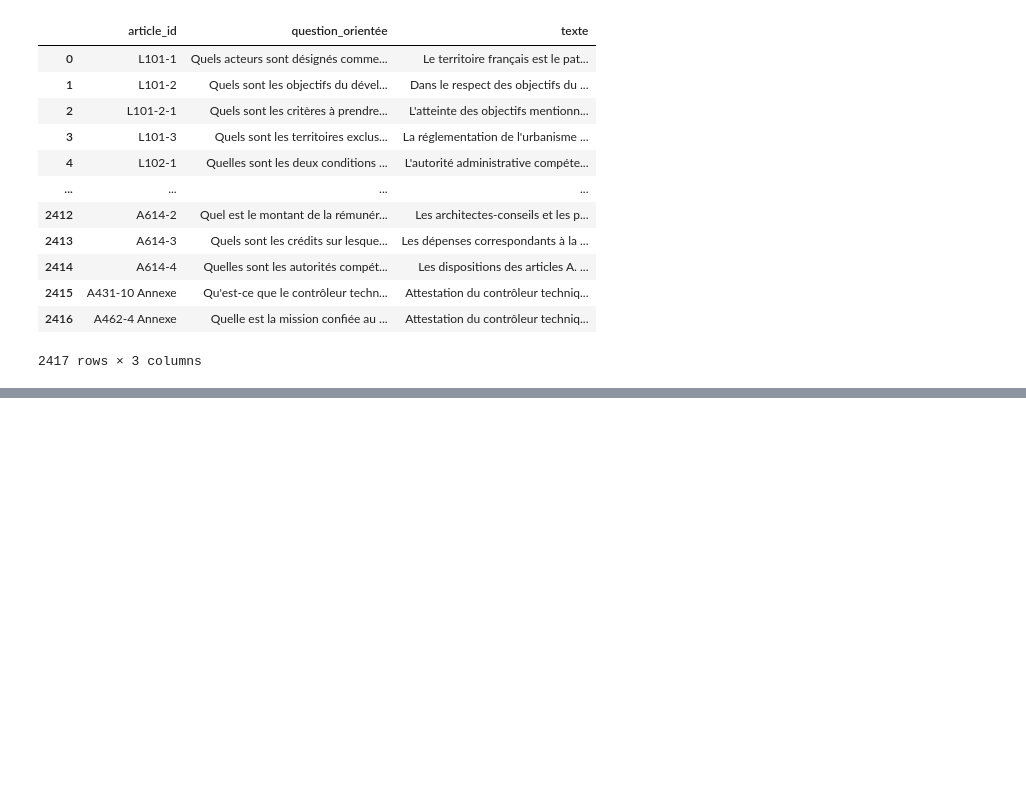
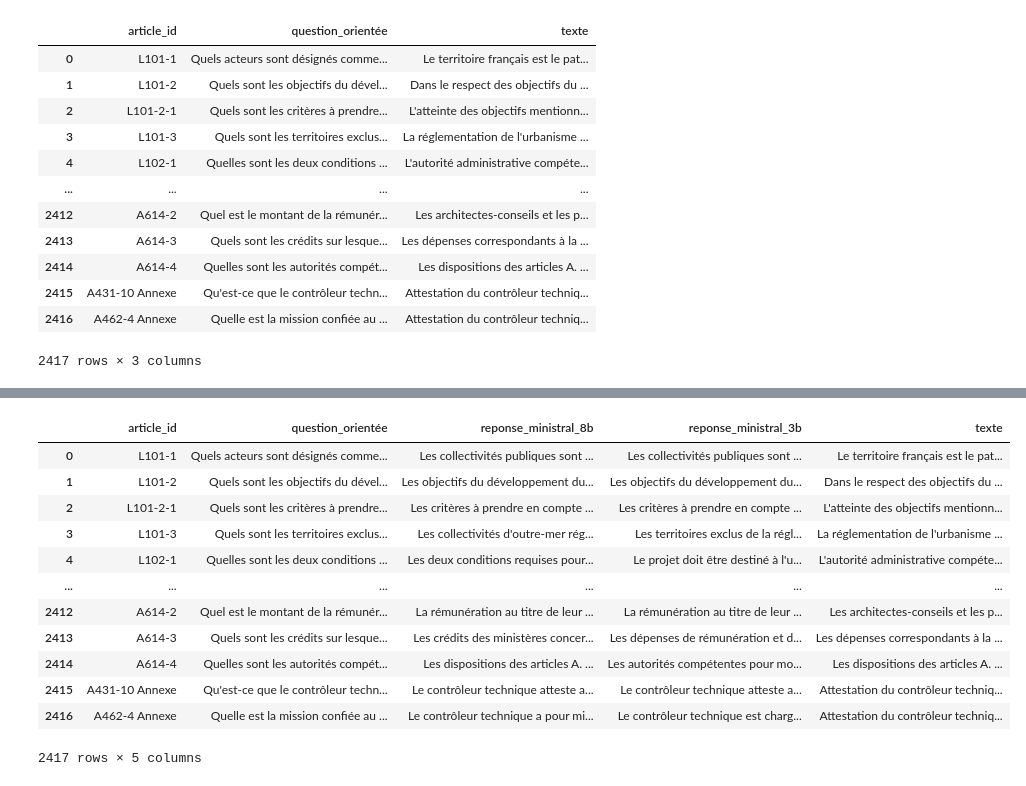
Before and after one commit to Gjeffroy/LLM_finetuning, a Jupyter notebook: Preparing_training_data.ipynb, the cells around one changed output, grey strips where cells are left out. Drawn from its saved outputs; the diff is of its cells as text; code cells hidden in the pictures; blank space fills up the shorter version.

```diff
--- a/Preparing_training_data.ipynb
+++ b/Preparing_training_data.ipynb
@@ -279,0 +262,41 @@ await process_responses(df)
+# %%
+from tqdm.notebook import tqdm
+import time
+import pandas as pd
+
+def decrease_time_to_wait(time_to_wait):
+  if time_to_wait > 0:
+    time_to_wait -= 1
+  return time_to_wait
+
+def increase_time_to_wait(time_to_wait):
+  time_to_wait += 1
+  return time_to_wait
+
+col_name = 'reponse_ministral_8b'
+
+if col_name not in df.columns:
+  df[col_name] = pd.NA
+
+time_to_wait = 10
+
+for i in tqdm(range(len(df))):
+  done = False
+  print('Iteration: ', i)
+  # if not na
+  if pd.notna(df.loc[i, col_name]):
+    print('Already done')
+    continue
+  while not done:
+    try:
+      df.loc[i, col_name] = generate_response_mistralAI(prompt.format(df['question_orientée'][i], df['texte'][i]))
+      time_to_wait = decrease_time_to_wait(time_to_wait)
+      done = True
+      print('Succeded! new time to wait :', time_to_wait)
+    except Exception as e:
+      time.sleep(time_to_wait)
+      time_to_wait = increase_time_to_wait(time_to_wait)
+      print('Failed! new time to wait :', time_to_wait)
+
+# encoding for latin character
+df.to_csv('df_reponse_orientees_mistral.csv', index=False, sep=';', encoding='latin1')
@@ -279,0 +321,16 @@ await process_responses(df)
+# %%
+df[['article_id', 'question_orientée', 'reponse_ministral_8b', 'reponse_ministral_3b', 'texte']]
+# %% [output]
+|  | article_id | question_orientée | reponse_ministral_8b | reponse_ministral_3b | texte |
+| 0 | L101-1 | Quels acteurs sont désignés comme... | Les collectivités publiques sont ... | Les collectivités publiques sont ... | Le territoire français est le pat... |
+| 1 | L101-2 | Quels sont les objectifs du dével... | Les objectifs du développement du... | Les objectifs du développement du... | Dans le respect des objectifs du ... |
+| 2 | L101-2-1 | Quels sont les critères à prendre... | Les critères à prendre en compte ... | Les critères à prendre en compte ... | L'atteinte des objectifs mentionn... |
+| 3 | L101-3 | Quels sont les territoires exclus... | Les collectivités d'outre-mer rég... | Les territoires exclus de la régl... | La réglementation de l'urbanisme ... |
+| 4 | L102-1 | Quelles sont les deux conditions ... | Les deux conditions requises pour... | Le projet doit être destiné à l'u... | L'autorité administrative compéte... |
+| ... | ... | ... | ... | ... | ... |
+| 2412 | A614-2 | Quel est le montant de la rémunér... | La rémunération au titre de leur ... | La rémunération au titre de leur ... | Les architectes-conseils et les p... |
+| 2413 | A614-3 | Quels sont les crédits sur lesque... | Les crédits des ministères concer... | Les dépenses de rémunération et d... | Les dépenses correspondants à la ... |
+| 2414 | A614-4 | Quelles sont les autorités compét... | Les dispositions des articles A. ... | Les autorités compétentes pour mo... | Les dispositions des articles A. ... |
+| 2415 | A431-10 Annexe | Qu'est-ce que le contrôleur techn... | Le contrôleur technique atteste a... | Le contrôleur technique atteste a... | Attestation du contrôleur techniq... |
+| 2416 | A462-4 Annexe | Quelle est la mission confiée au ... | Le contrôleur technique a pour mi... | Le contrôleur technique est charg... | Attestation du contrôleur techniq... |
+2417 rows × 5 columns
```
Also changed, not shown: parts of 20 cells of this notebook.
